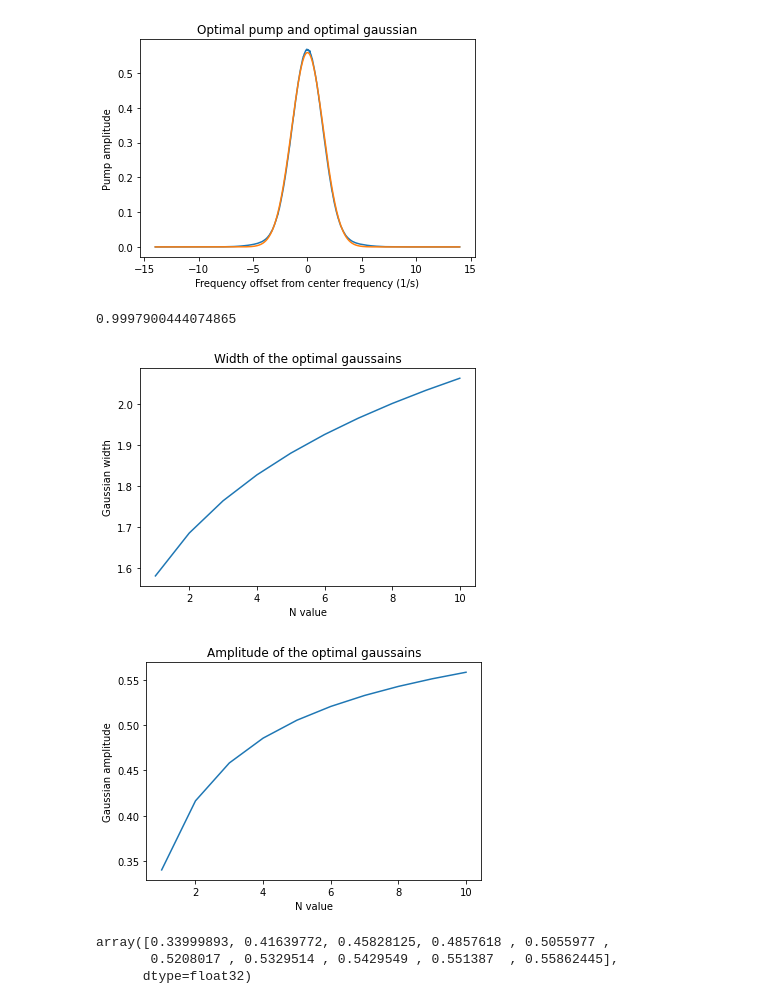
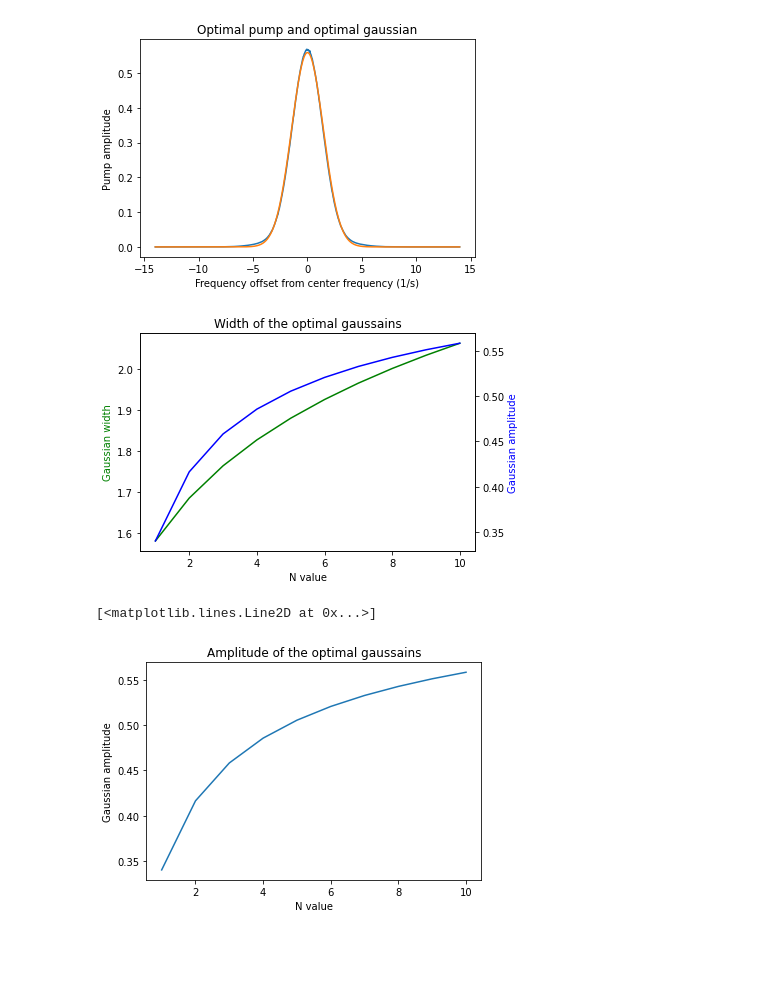
Before and after one commit to polyquantique/optimal_pumps, a Jupyter notebook: compare_with_gaussian.ipynb, the cells around one changed output. Cells and saved outputs as stored; diff of their text form; code cells hidden in the pictures; blank space fills up the shorter version.

```diff
--- a/compare_with_gaussian.ipynb
+++ b/compare_with_gaussian.ipynb
@@ -135,7 +155,6 @@ opt.get_observables(optimized_a, N, alpha, G, H, l)
 # %%
-#read the saved arrays
-optimized_pump = np.load("optimized_pump_real_and_imag.npy")
-optimized_thetas = np.load("theta_gaussian_comparison_diff_N.npy")
+optimized_pump = np.load("results/optimized_pump_real_and_imag.npy")
+optimized_thetas = np.load("results/theta_gaussian_comparison_diff_N.npy")
 complex_optimized_pump = []
 complex_opt_gauss = []
 K_gauss = []
@@ -167,33 +180,24 @@ plt.savefig("N_10_gauss__opt_pump.png")
 # %% [output]
 [figure]
-# %%
-normalized_pump = complex_optimized_pump[-1]/np.linalg.norm(complex_optimized_pump[-1])
-normalized_gauss = complex_opt_gauss[-1]/np.linalg.norm(complex_opt_gauss[-1])
-np.abs(np.vdot(normalized_pump, normalized_gauss))
-# %% [output]
-0.9997900444074865
 # %%
 bandwidth = (optimized_thetas.T)[1]
 domain = np.array([1, 2, 3, 4, 5, 6, 7, 8, 9, 10])
-plt.title("Width of the optimal gaussains")
-plt.xlabel("N value")
-plt.ylabel("Gaussian width")
-plt.plot(domain, 1/bandwidth)
-plt.savefig("gauss_width.png")
+fig, ax1 = plt.subplots()
+ax2 = ax1.twinx()
+ax1.set_title("Width of the optimal gaussains")
+ax1.set_xlabel("N value")
+ax1.set_ylabel("Gaussian width", color = "g")
+ax2.set_ylabel("Gaussian amplitude", color = "b")
+ax1.plot(domain, 1/bandwidth, color = "g")
+ax2.plot(domain, amplitude, color = "b")
 # %% [output]
-[figure, old version]
+[figure, new version]
 # %%
 amplitude = (optimized_thetas.T)[0]
 plt.title("Amplitude of the optimal gaussains")
 plt.xlabel("N value")
 plt.ylabel("Gaussian amplitude")
 plt.plot(domain, amplitude)
-plt.savefig("gauss_amplitude.png")
 # %% [output]
+[<matplotlib.lines.Line2D at 0x...>]
 [figure]
-# %%
-amplitude
-# %% [output]
-array([0.33999893, 0.41639772, 0.45828125, 0.4857618 , 0.5055977 ,
-       0.5208017 , 0.5329514 , 0.5429549 , 0.551387  , 0.55862445],
-      dtype=float32)
```
Also changed, not shown: parts of 32 cells of this notebook, 25 other files.
